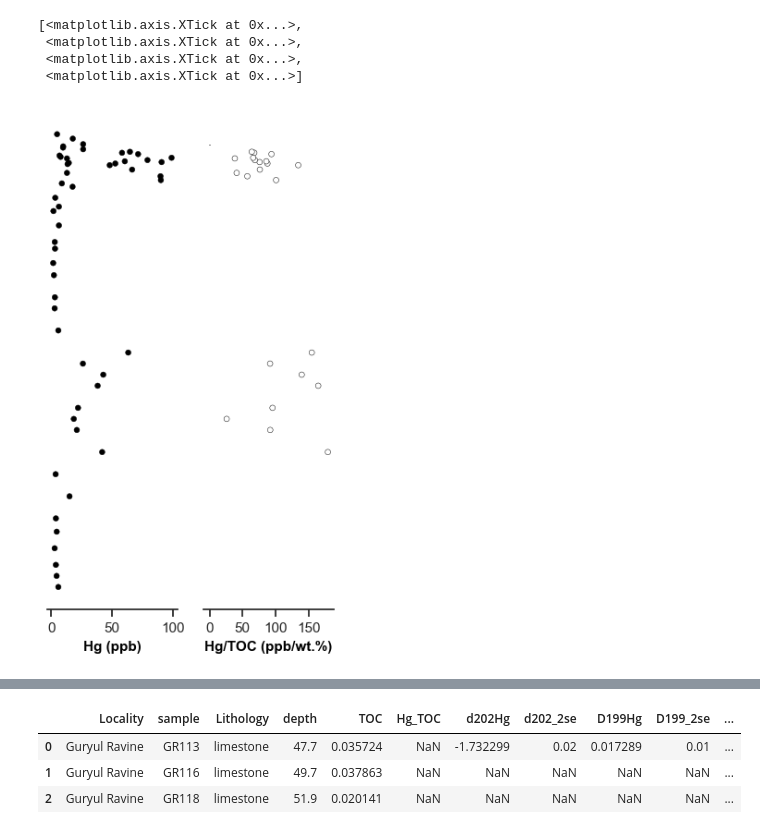
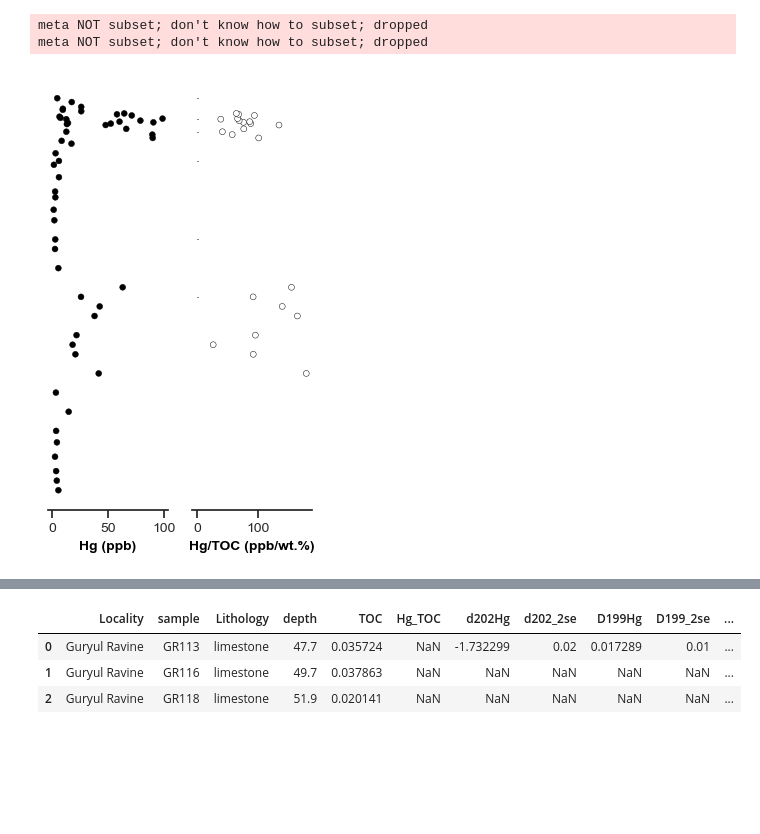
Before and after one commit to oluwaseun-edward/notebooks, a Jupyter notebook: lit_data.ipynb, the cells around one changed output, grey strips where cells are left out. Drawn from its saved outputs; the diff is of its cells as text; code cells hidden in the pictures; blank space fills up the shorter version.

Commit message:
adjusted figure heights for correlation plot

```diff
--- a/lit_data.ipynb
+++ b/lit_data.ipynb
@@ -33,32 +33,30 @@ Hg = cha.Hg
 Hg_TOC=cha.Hg_TOC
 err199 = cha.D199_2se
 # %%
-fig, axes = plt.subplots(figsize=(4, 7), nrows=1, ncols=2, sharey=True)
+fig, axes = plt.subplots(figsize=(3.4, 5.6), nrows=1, ncols=2, sharey=True)
 ax0, ax1 = axes
 
 ax_list = [ax0, ax1]
 plt_list = [Hg, Hg_TOC]
 labels = ["Hg (ppb)", "Hg/TOC (ppb/wt.%)"]
 colors = ["black", "white"]
 # remove the y-axis ticks and y-axis itself.
 sns.despine(left=True, right=True, top=True, bottom=False)
 plt.yticks([])
 
 for i in range(len(ax_list)):
     sns.scatterplot(data=cha, x=plt_list[i], y=depth, ax=ax_list[i],
                     color=colors[i], legend=False, edgecolor='black',
                     size=20,
                     )
-    ax_list[i].tick_params(labelsize=11)
-    ax_list[i].set_xlabel(labels[i], fontsize=11, c="black", fontweight="bold")
+    ax_list[i].tick_params(labelsize=10)
+    ax_list[i].set_xlabel(labels[i], fontsize=10, c="black", fontweight="bold")
 ax1.errorbar(xerr=err199, y=depth, x=D199, ecolor="black", color="black",
              linestyle='none', elinewidth=0.7, capthick=0.5, mec='black')
-ax1.set_xticks([0, 50, 100, 150])
-# plt.savefig(f'{save_path}WPND-corr.pdf')
+ax0.set_xticks([0, 50, 100])
+plt.savefig(f'{save_path}WPND-corr.pdf')
 # %% [output]
-[<matplotlib.axis.XTick at 0x...>,
- <matplotlib.axis.XTick at 0x...>,
- <matplotlib.axis.XTick at 0x...>,
- <matplotlib.axis.XTick at 0x...>]
+meta NOT subset; don't know how to subset; dropped
+meta NOT subset; don't know how to subset; dropped
-[figure, old version]
+[figure, new version]
 # %%
```
Also changed, not shown: parts of 9 cells of this notebook.
